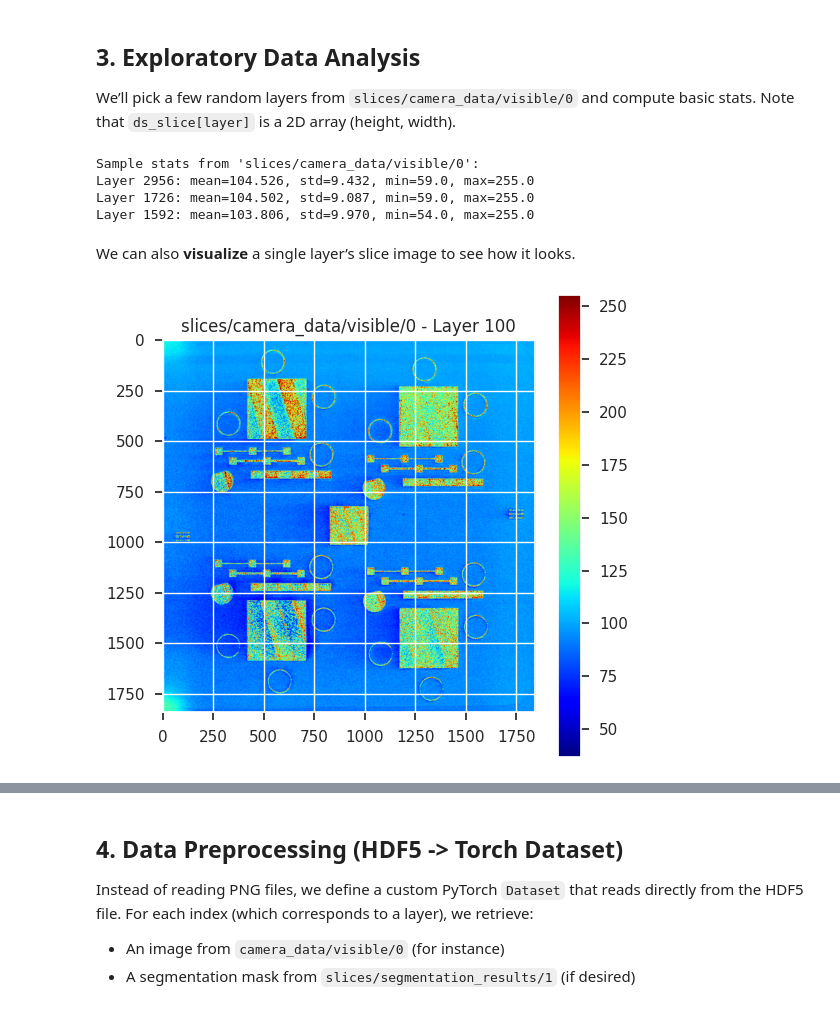
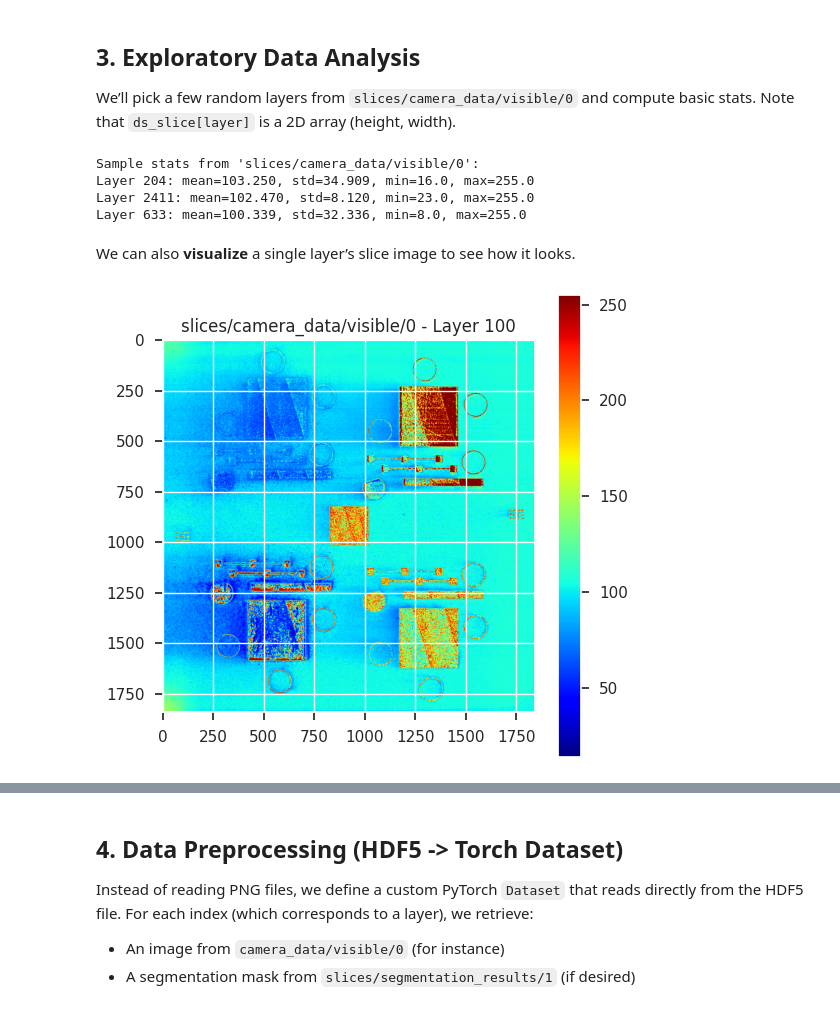
Before and after one commit to Brighton94/spatter-analysis-ml, a Jupyter notebook: notebooks/01_eda_and_data_preparation.ipynb, the cells around one changed output, grey strips where cells are left out. Cells and saved outputs as stored; diff of their text form; code cells hidden in the pictures.

```diff
--- a/notebooks/01_eda_and_data_preparation.ipynb
+++ b/notebooks/01_eda_and_data_preparation.ipynb
@@ -42,11 +46,11 @@ We will open the HDF5 file using a config-based path retrieval (`get_dataset_pat
 
 We can select which slice or segmentation data we want to examine (e.g. `0` for Powder, `1` for Printed, etc.).
 # %%
-from src.config import get_dataset_path
-
-path_file = get_dataset_path("tcr_phase1_build1")
+path_file = get_dataset_path("tcr_phase1_build2")
 if path_file is None:
-    raise FileNotFoundError("Dataset not found. Please check the configuration and data directory.")
+    raise FileNotFoundError(
+        "Dataset not found. Please check the configuration and data directory."
+    )
 
 print("Using HDF5 file:", path_file)
 # %% [output]
@@ -66,7 +70,7 @@ with h5py.File(path_file, "r") as f:
 
     # Example check: shapes of certain datasets
     slice_dset_name = "slices/camera_data/visible/0"  # post-melt images
-    seg_dset_name   = "slices/segmentation_results/1" # anomaly class=1 = 'Printed' (for example)
+    seg_dset_name   = "slices/segmentation_results/8" # spatter
 
     print("\nChecking if these datasets exist in the HDF5...")
     if slice_dset_name in f:
@@ -131,8 +117,6 @@ temporal/ventilator_speed
 We’ll pick a few random layers from `slices/camera_data/visible/0` and compute basic stats.
 Note that `ds_slice[layer]` is a 2D array (height, width).
 # %%
-import random
-
 def get_slice_stats(h5_file, dset_name, num_samples=5):
     """Compute mean/std/min/max for a few random layers."""
     if dset_name not in h5_file:
@@ -148,37 +132,36 @@ def get_slice_stats(h5_file, dset_name, num_samples=5):
         std_val = arr.std()
         min_val = arr.min()
         max_val = arr.max()
-        print(f"Layer {layer_idx}: mean={mean_val:.3f}, std={std_val:.3f}, min={min_val}, max={max_val}")
+        print(f"Layer {layer_idx}: mean={mean_val:.3f}, std={std_val:.3f}, min={min_val}, max={max_val}")  # noqa: E501
 
 with h5py.File(path_file, "r") as f:
     print("\nSample stats from 'slices/camera_data/visible/0':")
     get_slice_stats(f, "slices/camera_data/visible/0", num_samples=3)
 # %% [output]
 Sample stats from 'slices/camera_data/visible/0':
-Layer 2956: mean=104.526, std=9.432, min=59.0, max=255.0
-Layer 1726: mean=104.502, std=9.087, min=59.0, max=255.0
-Layer 1592: mean=103.806, std=9.970, min=54.0, max=255.0
+Layer 204: mean=103.250, std=34.909, min=16.0, max=255.0
+Layer 2411: mean=102.470, std=8.120, min=23.0, max=255.0
+Layer 633: mean=100.339, std=32.336, min=8.0, max=255.0
 # %% [markdown]
 We can also **visualize** a single layer’s slice image to see how it looks.
 # %%
-def plot_layer_image(h5_file, dset_name, layer_idx=100, cmap='gray'):
+def plot_layer_image(h5_file, dset_name, layer_idx=600, cmap='gray'):
     if dset_name not in h5_file:
         print(f"Dataset '{dset_name}' not found!")
         return
     ds = h5_file[dset_name]
     if layer_idx < 0 or layer_idx >= ds.shape[0]:
         print(f"layer_idx {layer_idx} out of range!")
         return
 
     img_2d = ds[layer_idx, ...]
     plt.figure(figsize=(6,6))
     plt.imshow(img_2d, cmap=cmap)
     plt.title(f"{dset_name} - Layer {layer_idx}")
     plt.colorbar()
     plt.show()
 
 with h5py.File(path_file, "r") as f:
-    # Example: show layer 100 from post-melt images
     plot_layer_image(f, "slices/camera_data/visible/0", layer_idx=100, cmap='jet')
 # %% [output]
-[figure, old version]
+[figure, new version]
```
Also changed, not shown: parts of 23 cells of this notebook, 12 other files.
